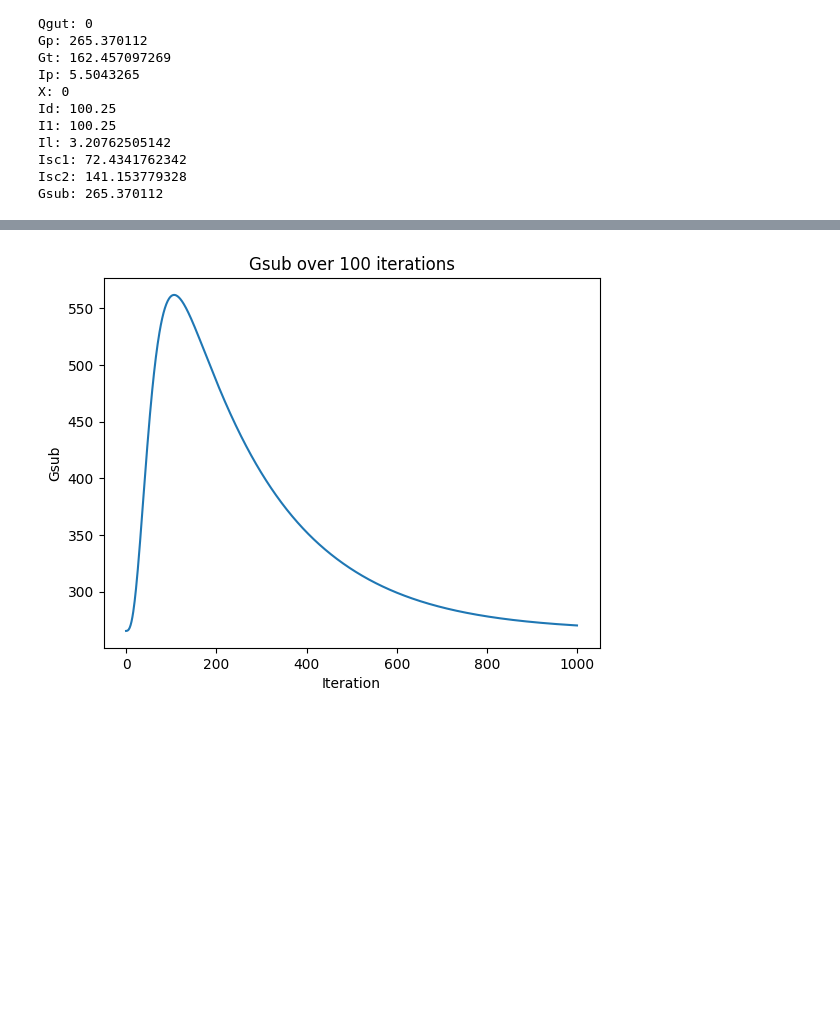
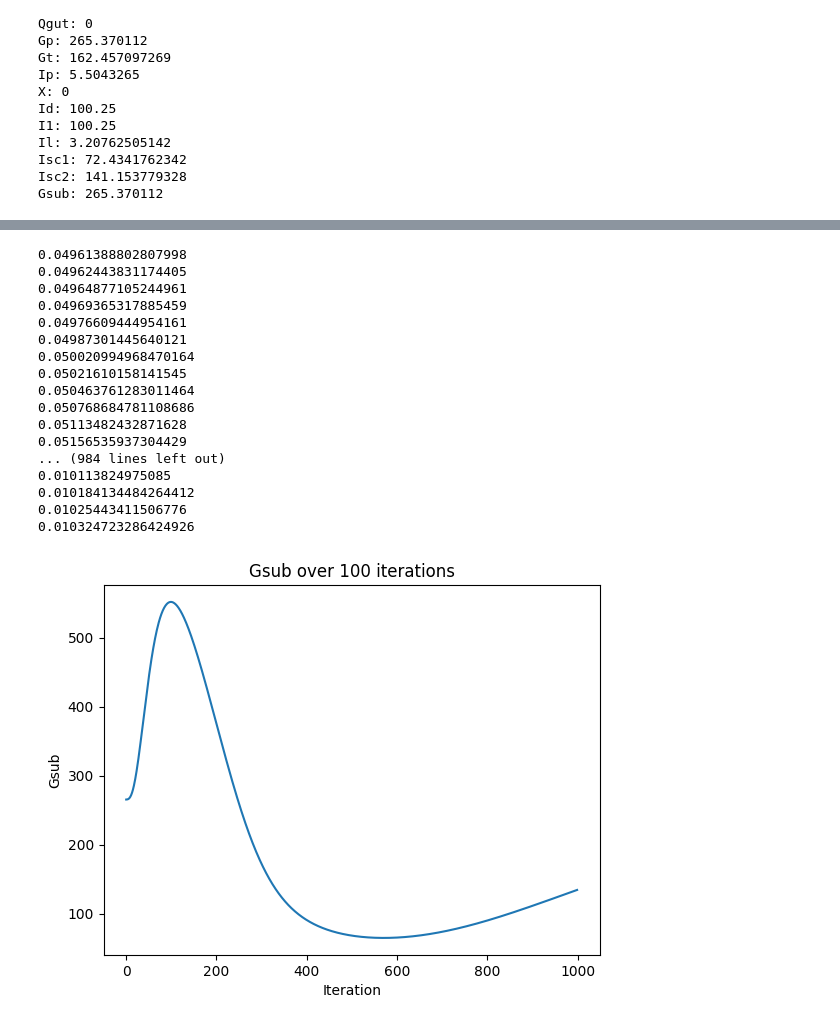
Before and after one commit to trengx/trengx, a Jupyter notebook: notebooks/diabetes_simulator.ipynb, the cells around one changed output, grey strips where cells are left out. Drawn from its saved outputs; the diff is of its cells as text; code cells hidden in the pictures; blank space fills up the shorter version.

Commit message:
PID control working!

```diff
--- a/notebooks/diabetes_simulator.ipynb
+++ b/notebooks/diabetes_simulator.ipynb
@@ -134,15 +167,8 @@ Gsub: 265.370112
 # Inputs
 u2ss = value(pt, 'u2ss')
 print (f'u2ss: {u2ss}')
-basal = u2ss * BW / 6000  # U/min
-print (f'basal: {basal}')
 
-insulin_bolus = 0.0 # Injected insulin (U/min)
 
-if insulin_bolus > basal:
-    insulin = insulin_bolus * 6000 / BW  # U/min -> pmol/kg/min
-else:
-    insulin = u2ss
 print (f'insulin: {insulin}')
 # %% [output]
 u2ss: 1.2386244136
@@ -184,9 +176,16 @@ ksc: 0.0766
 # %%
-def step(i, Qsto1=None, Qsto2=None, Qgut=None, Gp=None, Gt=None, Ip=None, X=None, Id=None, I1=None, Il=None, Isc1=None, Isc2=None, Gsub=None):
+def step(i, insulin, Qsto1=None, Qsto2=None, Qgut=None, Gp=None, Gt=None, Ip=None, X=None, Id=None, I1=None, Il=None, Isc1=None, Isc2=None, Gsub=None):
 
     if i == 0:
         D = 75000
     else: D = 0.00001
+
+    basal = u2ss * BW / 6000  # U/min
+
+    if insulin > basal:
+        insulin = insulin * 6000 / BW  # U/min -> pmol/kg/min
+    else:
+        insulin = u2ss
 
     # Glucose rate of appearance
     Qsto = Qsto1 + Qsto2
@@ -265,27 +264,62 @@ def step(i, Qsto1=None, Qsto2=None, Qgut=None, Gp=None, Gt=None, Ip=None, X=None
 kwargs = {'Qsto1': Qsto1, 'Qsto2': Qsto2, 'Qgut': Qgut, 'Gp': Gp, 'Gt': Gt, 'Ip': Ip,
           'X': X, 'Id': Id, 'I1': I1, 'Il': Il, 'Isc1': Isc1, 'Isc2': Isc2, 'Gsub': Gsub}
 # %%
+# PID control
 import matplotlib.pyplot as plt
 import numpy as np
 
 N = 1000
 state_name = 'Gsub'
 
 state_dicts = []  # a list to store state dictionaries
+sum_error = 0
+diff_error = 0
+pre_error = 0
+Kp = 0.0003
+Ki = 0
+Kd = 0
+target = 100
+insulin = 0
 
 for i in range(N):
-    state_dict = step(i, **kwargs)
+    state_dict = step(i, insulin, **kwargs)
+    Gsub = state_dict['Gsub']
+    error = Gsub - target
+    diff_error = error - pre_error
+    sum_error += error
+
+    insulin = Kp * error + Ki * sum_error + Kd * diff_error
+    if insulin < 0: insulin = 0
+    print (insulin)
     state_dicts.append(state_dict)
     kwargs = state_dict  # update kwargs with the new state for the next iteration
+    pre_error = error
 
 # After the loop, extract Gsub values from state_dicts into a list
 state_values = [d[state_name] for d in state_dicts]
 
 # Now plot
 plt.plot(np.arange(N), state_values)
 plt.title(f'{state_name} over 100 iterations')
 plt.xlabel('Iteration')
 plt.ylabel(state_name)
 plt.show()
 # %% [output]
+0.04961388802807998
+0.04962443831174405
+0.04964877105244961
+0.04969365317885459
+0.04976609444954161
+0.04987301445640121
+0.050020994968470164
+0.05021610158141545
+0.050463761283011464
+0.050768684781108686
+0.05113482432871628
+0.05156535937304429
+... (984 lines left out)
+0.010113824975085
+0.010184134484264412
+0.01025443411506776
+0.010324723286424926
-[figure, old version]
+[figure, new version]
```
Also changed, not shown: parts of 3 cells of this notebook.
